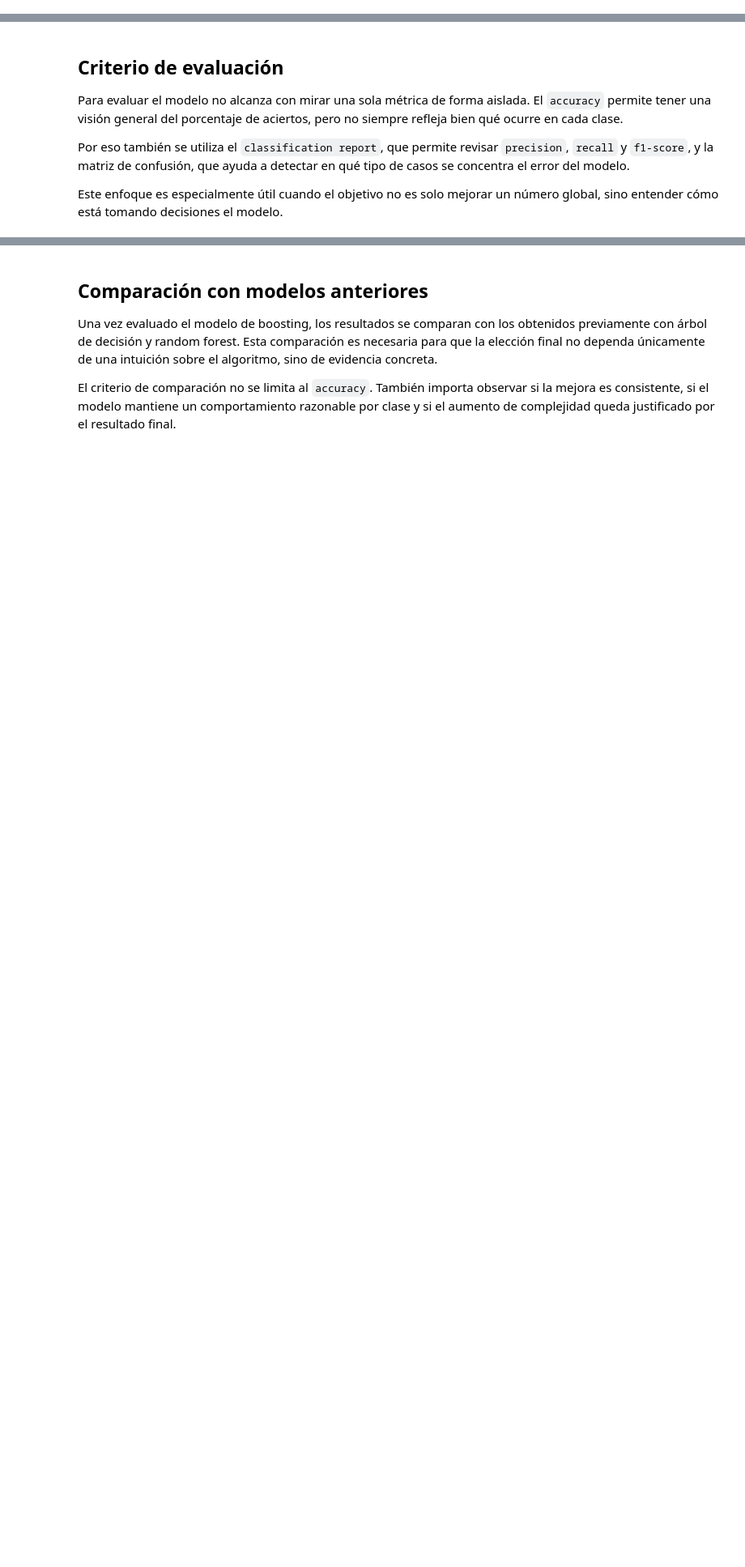
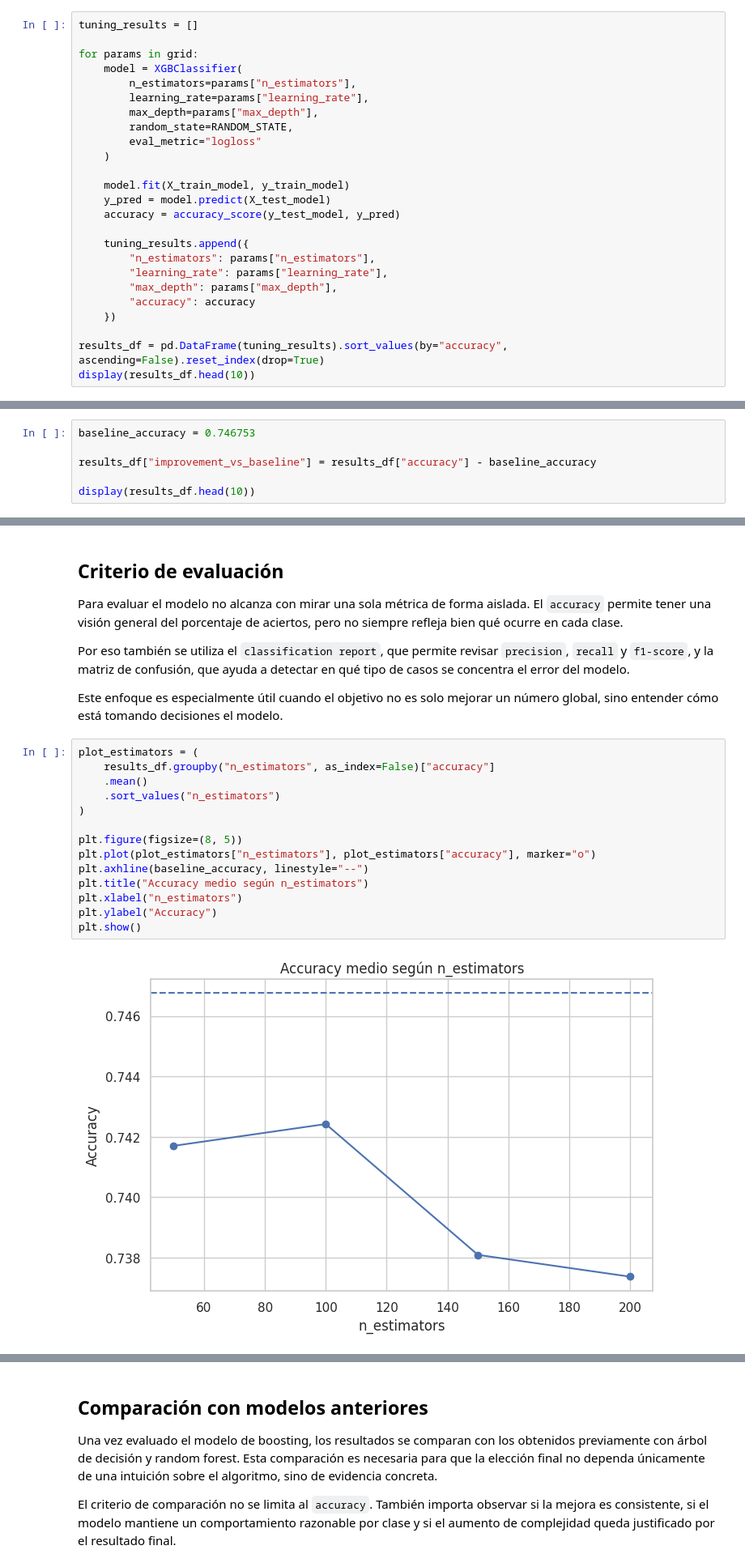
Before and after one commit to 4GeeksAcademy/gondelles-boosting-algorithm-project, a Jupyter notebook: src/boosting_diabetes.ipynb, the cells around one changed output, grey strips where cells are left out. Shown at 81% size. Saved outputs shown, nothing was run; the diff lists cells and outputs as text; blank space fills up the shorter version.

```diff
--- a/src/boosting_diabetes.ipynb
+++ b/src/boosting_diabetes.ipynb
@@ -399,0 +429,25 @@ La idea no es probar combinaciones de forma arbitraria, sino observar qué cambi
+# %%
+tuning_results = []
+
+for params in grid:
+    model = XGBClassifier(
+        n_estimators=params["n_estimators"],
+        learning_rate=params["learning_rate"],
+        max_depth=params["max_depth"],
+        random_state=RANDOM_STATE,
+        eval_metric="logloss"
+    )
+
+    model.fit(X_train_model, y_train_model)
+    y_pred = model.predict(X_test_model)
+    accuracy = accuracy_score(y_test_model, y_pred)
+
+    tuning_results.append({
+        "n_estimators": params["n_estimators"],
+        "learning_rate": params["learning_rate"],
+        "max_depth": params["max_depth"],
+        "accuracy": accuracy
+    })
+
+results_df = pd.DataFrame(tuning_results).sort_values(by="accuracy", ascending=False).reset_index(drop=True)
+display(results_df.head(10))
@@ -399,0 +470,6 @@ La idea no es probar combinaciones de forma arbitraria, sino observar qué cambi
+# %%
+baseline_accuracy = 0.746753
+
+results_df["improvement_vs_baseline"] = results_df["accuracy"] - baseline_accuracy
+
+display(results_df.head(10))
@@ -405,3 +512,19 @@ Para evaluar el modelo no alcanza con mirar una sola métrica de forma aislada.
 Por eso también se utiliza el `classification report`, que permite revisar `precision`, `recall` y `f1-score`, y la matriz de confusión, que ayuda a detectar en qué tipo de casos se concentra el error del modelo.
 
 Este enfoque es especialmente útil cuando el objetivo no es solo mejorar un número global, sino entender cómo está tomando decisiones el modelo.
+# %%
+plot_estimators = (
+    results_df.groupby("n_estimators", as_index=False)["accuracy"]
+    .mean()
+    .sort_values("n_estimators")
+)
+
+plt.figure(figsize=(8, 5))
+plt.plot(plot_estimators["n_estimators"], plot_estimators["accuracy"], marker="o")
+plt.axhline(baseline_accuracy, linestyle="--")
+plt.title("Accuracy medio según n_estimators")
+plt.xlabel("n_estimators")
+plt.ylabel("Accuracy")
+plt.show()
+# %% [output]
+[figure, added]
```
Also changed, not shown: parts of 13 cells of this notebook.
